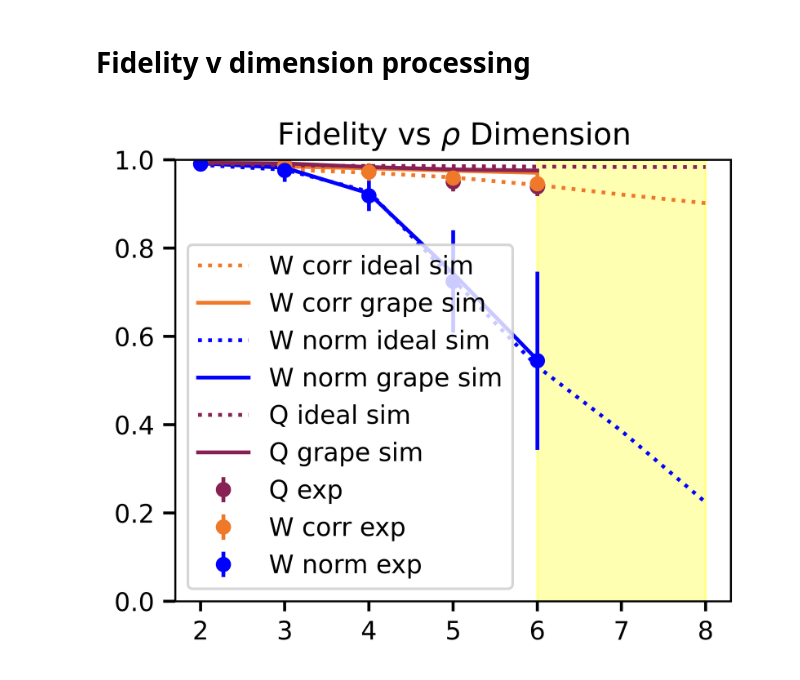
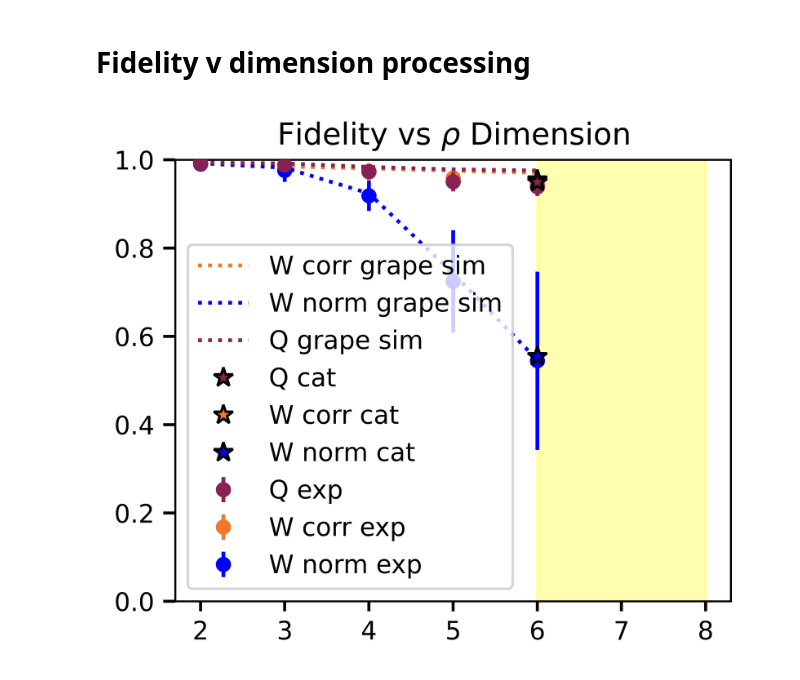
Before and after one commit to clarayfontaine/ORENS_bosonic_state_reconstruction, a Jupyter notebook: F_v_Dim_and_T2_Data_Processing_and_Simulation_Dec_16/plot_fidelity_v_dimension_and_t2.ipynb, the cells around one changed output. Cells and saved outputs as stored; diff of their text form; code cells hidden in the pictures.

Commit message:
remove ideal, add cat stars, add plot wigner

```diff
--- a/F_v_Dim_and_T2_Data_Processing_and_Simulation_Dec_16/plot_fidelity_v_dimension_and_t2.ipynb
+++ b/F_v_Dim_and_T2_Data_Processing_and_Simulation_Dec_16/plot_fidelity_v_dimension_and_t2.ipynb
@@ -13,0 +73,6 @@ color_W_norm = "blue"
+# %%
+
+Q_exp_T2_fidelities = extract_Q_T2_fidelities(Q_exp_T2_directory)
+
+
+W_corr_exp_T2_fidelities, W_norm_exp_T2_fidelities = extract_W_T2_fidelities(W_exp_T2_directory)
@@ -116,6 +384,7 @@ for i in range(len(exp_dimensions)):
         markersize=s[i],
         #     edgecolor=edge_color[i],
         #     linewidth=lw,
+        zorder=3,
     )
     my_labels["Q exp"] = "_nolegend_"
     ax.errorbar(
@@ -129,6 +398,7 @@ for i in range(len(exp_dimensions)):
         markersize=s[i],
         #     edgecolor=edge_color[i],
         #     linewidth=lw,
+        zorder=1,
     )
     my_labels["W corr exp"] = "_nolegend_"
     ax.errorbar(
@@ -139,66 +409,96 @@ for i in range(len(exp_dimensions)):
         fmt="o",
         label=my_labels["W norm exp"],
         #     marker=marker_shape[i],
-        markersize=s[i]
+        markersize=s[i],
         #     edgecolor=edge_color[i],
         #     linewidth=lw,
+        zorder=2,
     )
     my_labels["W norm exp"] = "_nolegend_"
 
 
 # plt.plot(dimensions, Q_sim_grape_results[:, 0], ":", color=color_Q, label="Q sim")
 
-plt.plot(
-    sim_dimensions,
-    W_corr_sim_ideal_results[:, 0],
-    ":",
-    color=color_W_corr,
-    label="W corr ideal sim",
-)
+# plt.plot(
+#     sim_dimensions,
+#     W_corr_sim_ideal_results[:, 0],
+#     ":",
+#     color=color_W_corr,
+#     label="W corr ideal sim",
+# )
 
 plt.plot(
     exp_dimensions,
     W_corr_sim_grape_results[:, 0],
-    "-",
+    ":",
     color=color_W_corr,
     label="W corr grape sim",
 )
 
-plt.plot(
-    sim_dimensions,
-    W_norm_sim_ideal_results[:, 0],
-    ":",
-    color=color_W_norm,
-    label="W norm ideal sim",
-)
+# plt.plot(
+#     sim_dimensions,
+#     W_norm_sim_ideal_results[:, 0],
+#     ":",
+#     color=color_W_norm,
+#     label="W norm ideal sim",
+# )
 plt.plot(
     exp_dimensions,
     W_norm_sim_grape_results[:, 0],
-    "-",
+    ":",
     color=color_W_norm,
     label="W norm grape sim",
 )
 
-plt.plot(
-    sim_dimensions,
-    Q_sim_ideal_results[:, 0],
-    ":",
-    color=color_Q,
-    label="Q ideal sim",
-)
+# plt.plot(
+#     sim_dimensions,
+#     Q_sim_ideal_results[:, 0],
+#     ":",
+#     color=color_Q,
+#     label="Q ideal sim",
+# )
 plt.plot(
     exp_dimensions,
     Q_sim_grape_results[:, 0],
-    "-",
+    ":",
     color=color_Q,
     label="Q grape sim",
 )
 
+plt.plot(
+    6,
+    Q_exp_T2_fidelities[0, 0],
+    "*",
+    color=color_Q,
+    label="Q cat",
+    mec="black",
+    markersize=8,
+    zorder=5,
+)
+plt.plot(
+    6,
+    W_corr_exp_T2_fidelities[0, 0],
+    "*",
+    color=color_W_corr,
+    label="W corr cat",
+    mec="black",
+    markersize=8,
+    zorder=4,
+)
+plt.plot(
+    6,
+    W_norm_exp_T2_fidelities[0, 0],
+    "*",
+    color=color_W_norm,
+    mec="black",
+    label="W norm cat",
+    markersize=8,
+    zorder=4,
+)
 
 ax.fill_between(range(6, 9), 0, 1, alpha=0.3, color="yellow")
 ax.legend()
 ax.set_title("Fidelity vs " + r"$\rho$" + " Dimension")
-plt.savefig("coherence_graph_switch.pdf")
 plt.show()
 # %% [output]
-[figure, old version]
+[figure, new version]
```
Also changed, not shown: parts of 19 cells of this notebook, 1 other file.
